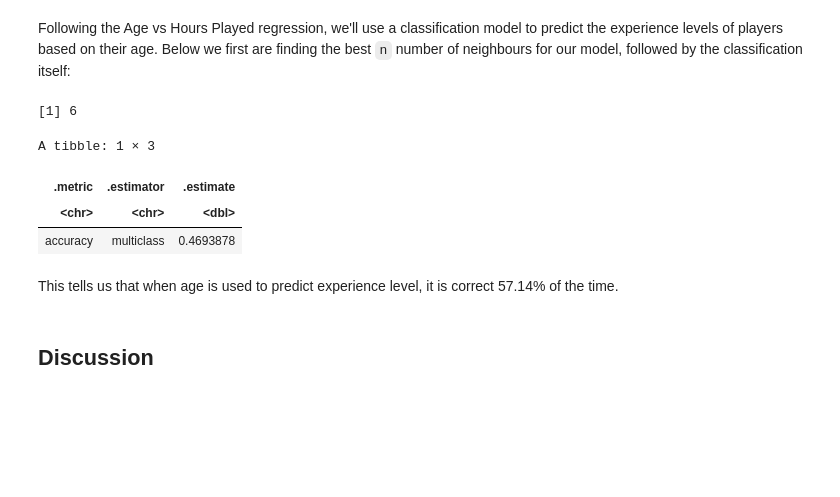
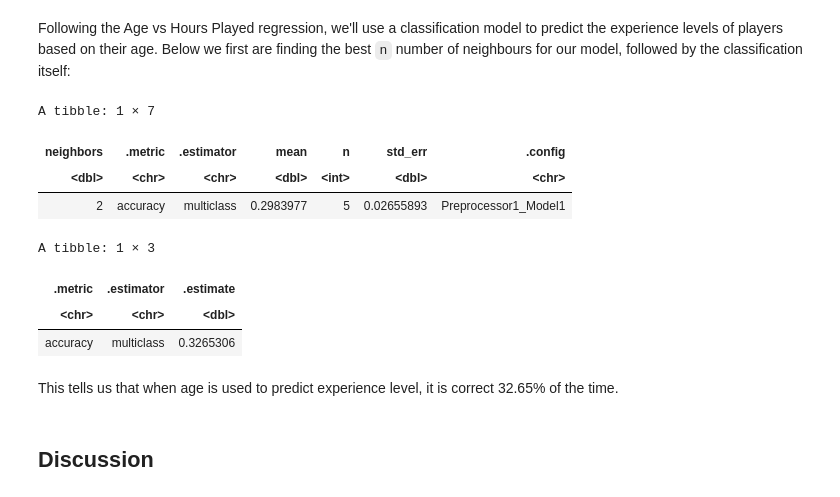
Before and after one commit to Aki175/Project-Final-Report, a Jupyter notebook: Project Final.ipynb, the cells around one changed output. Cells and saved outputs as stored; diff of their text form; code cells hidden in the pictures; blank space fills up the shorter version.

```diff
--- a/Project Final.ipynb
+++ b/Project Final.ipynb
@@ -531,7 +529,6 @@ regression_age_plot
 # %% [markdown]
 Following the Age vs Hours Played regression, we'll use a classification model to predict the experience levels of players based on their age. Below we first are finding the best `n` number of neighbours for our model, followed by the classification itself:
 # %%
-set.seed(9999)
 knn_recipe_tune_2 <- recipe(experience ~ age, data = players_train) |>
     step_scale(all_predictors()) |>
     step_center(all_predictors())
@@ -546,48 +543,50 @@ knn_wkflw_tune_2 <- workflow() |>
   add_recipe(knn_recipe_tune_2) |>
   add_model(knn_spec_tune_2)
 
-gridvals <- tibble(neighbors = seq(from = 1, to = 30, by = 5))
+gridvals_2 <- tibble(neighbors = seq(from = 2, to = 10, by = 1))
 
 knn_tune_results_2 <- knn_wkflw_tune_2 |>
-  tune_grid(resamples = knn_vfold_2, grid = gridvals) |>
+  tune_grid(resamples = knn_vfold_2, grid = gridvals_2) |>
   collect_metrics() |>
   filter(.metric == "accuracy")
 
 knn_min_tune_2 <- knn_tune_results_2 |>
   filter(mean == max(mean))
 
-knn_min_tune_2 |>
-    pull(neighbors)
+knn_min_tune_2
 # %% [output]
-[1] 6
+A tibble: 1 × 7
+| neighbors | .metric | .estimator | mean | n | std_err | .config |
+| <dbl> | <chr> | <chr> | <dbl> | <int> | <dbl> | <chr> |
+| 2 | accuracy | multiclass | 0.2983977 | 5 | 0.02655893 | Preprocessor1_Model1 |
 # %%
 # K-NN Classification!
-class_spec <- nearest_neighbor(weight_func = "rectangular", neighbors = 21) |>    #neighbours = 21
+class_spec <- nearest_neighbor(weight_func = "rectangular", neighbors = 2) |>    #neighbours = 2, based on previous tune
     set_engine("kknn") |>
     set_mode("classification")
 
 class_recipe <- recipe(experience ~ age, data = players_train) |>
     step_scale(all_predictors()) |>
     step_center(all_predictors())
 
 class_fit <- workflow() |>
     add_recipe(class_recipe) |>
     add_model(class_spec) |>
     fit(data = players)
 
 class_metrics <- predict(class_fit, players_test) |>
     bind_cols(players_test) |>
     metrics(truth = experience, estimate = .pred_class) |>
     filter(.metric == 'accuracy')
 
 class_metrics
 # %% [output]
 A tibble: 1 × 3
 | .metric | .estimator | .estimate |
 | <chr> | <chr> | <dbl> |
-| accuracy | multiclass | 0.4693878 |
+| accuracy | multiclass | 0.3265306 |
 # %% [markdown]
-This tells us that when age is used to predict experience level, it is correct 57.14% of the time.
+This tells us that when age is used to predict experience level, it is correct 32.65% of the time.
 # %% [markdown]
 ## Discussion
 # %% [markdown]
```
Also changed, not shown: parts of 10 cells of this notebook.
